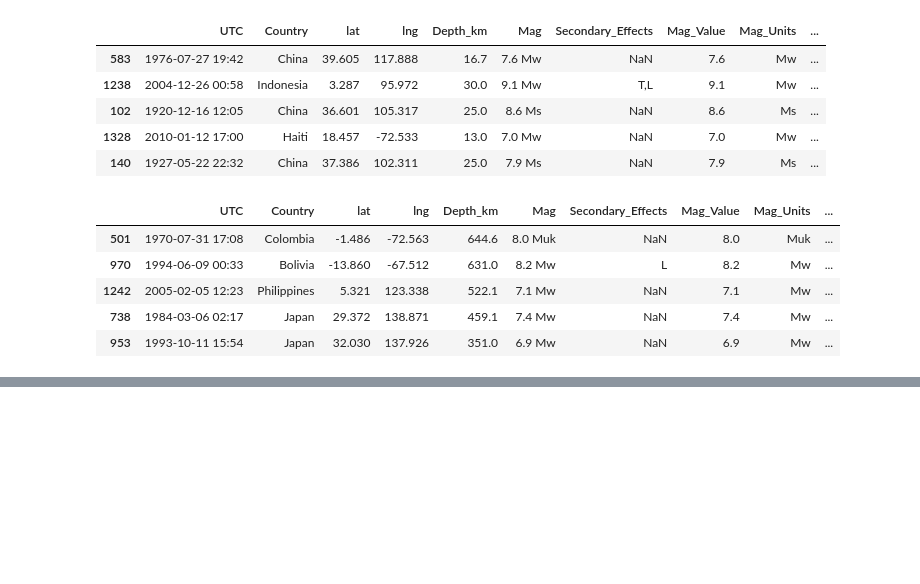
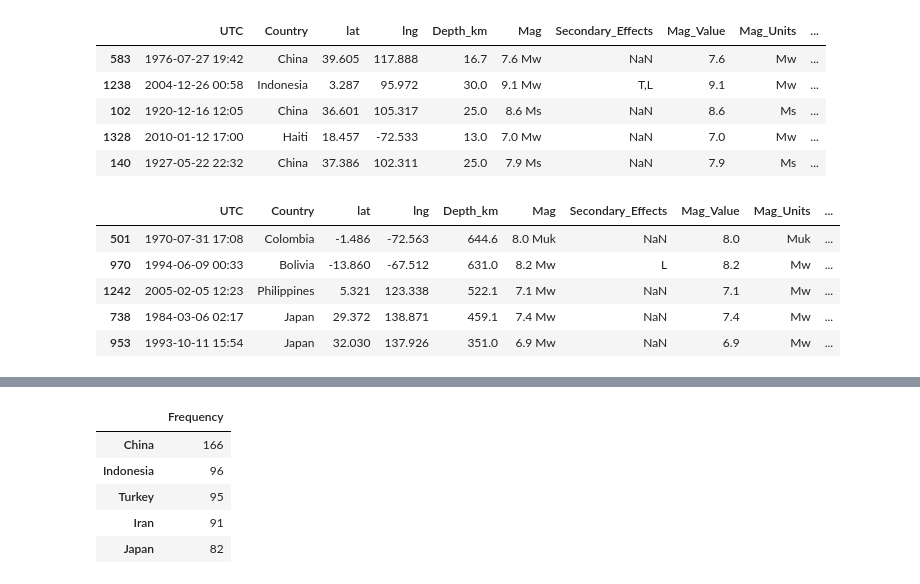
Before and after one commit to smitamisra/StrikingRobo_Earthquakes, a Jupyter notebook: SM2.ipynb, the cells around one changed output, grey strips where cells are left out. Cells and saved outputs as stored; diff of their text form; code cells hidden in the pictures; blank space fills up the shorter version.

```diff
--- a/SM2.ipynb
+++ b/SM2.ipynb
@@ -1225,0 +1227,12 @@ SyntaxError: invalid syntax (<ipython-input-132-546ec8ee1563>, line 1)
+# %%
+EQ_frequency = EQ3['Country'].value_counts()
+EQ_frequency=EQ_frequency.to_frame()
+EQ_frequency.columns=['Frequency']
+EQ_frequency.head()
+# %% [output]
+|  | Frequency |
+| China | 166 |
+| Indonesia | 96 |
+| Turkey | 95 |
+| Iran | 91 |
+| Japan | 82 |
```
Also changed, not shown: parts of 9 cells of this notebook, 1 other file.
